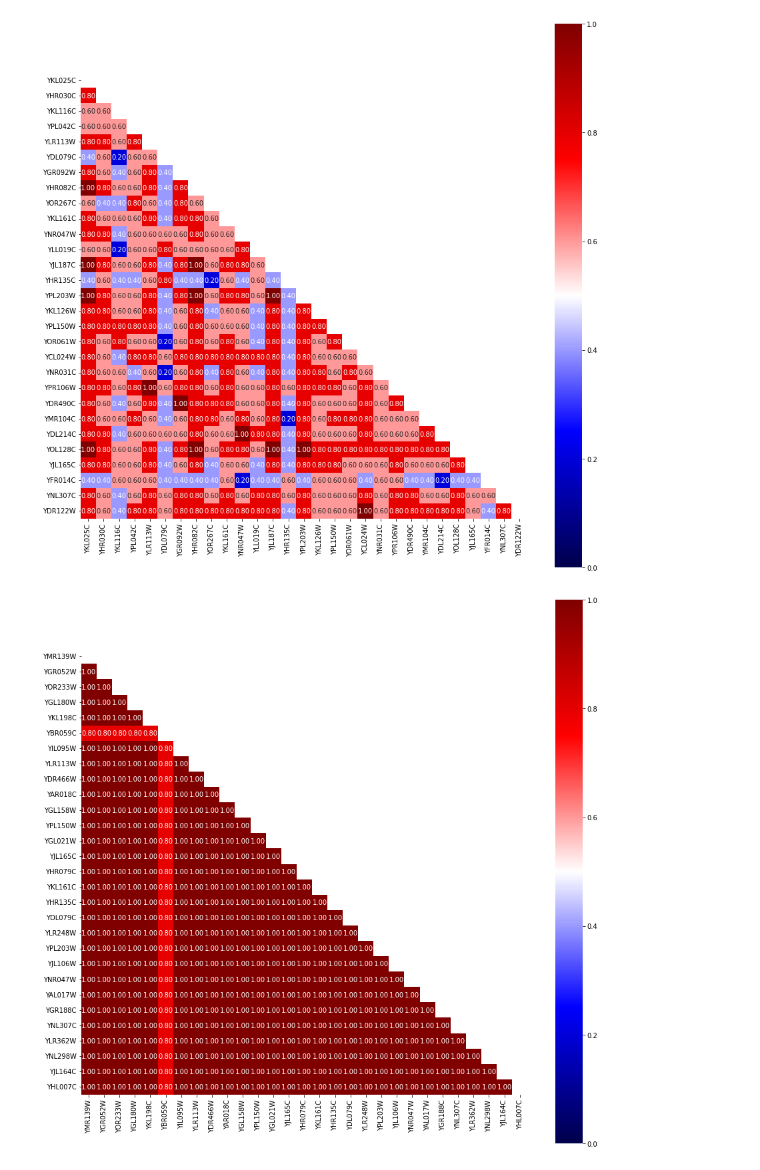
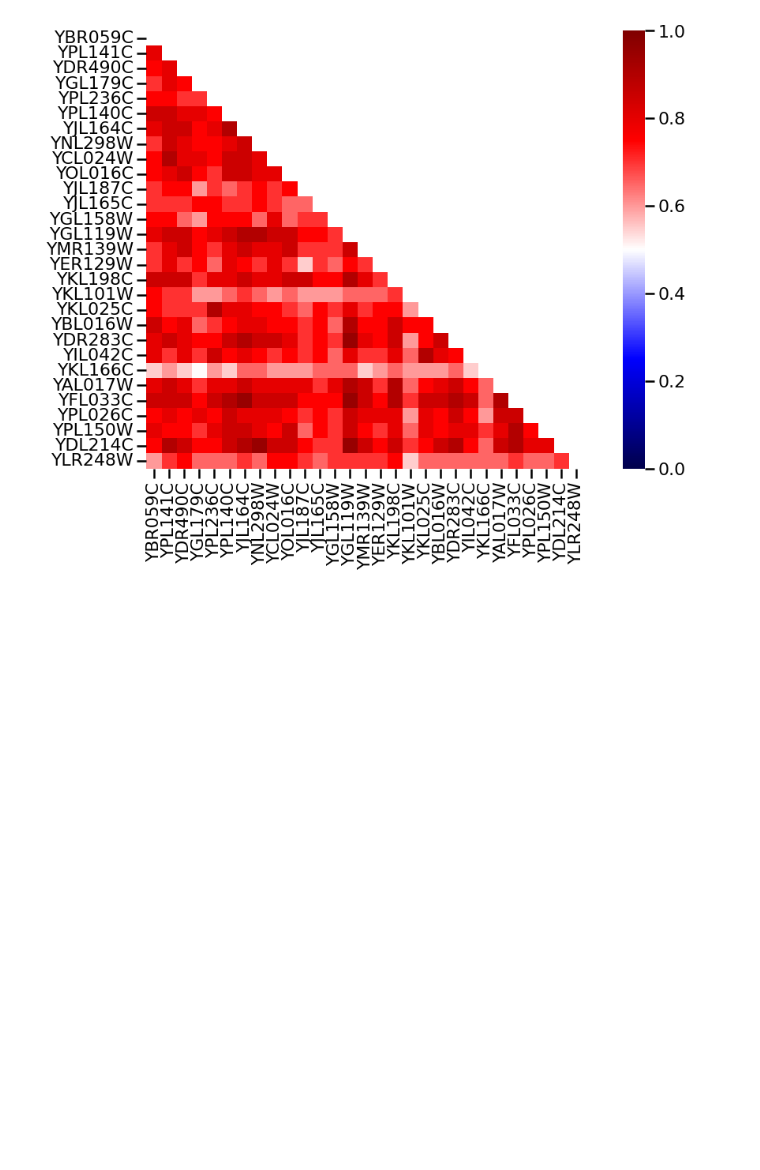
Before and after one commit to trdvangraft/thesis, a Jupyter notebook: metaengineering/experiments/paper_validation/explanation_analysis.ipynb, the cells around one changed output. Cells and saved outputs as stored; diff of their text form; code cells hidden in the pictures; blank space fills up the shorter version.

```diff
--- a/metaengineering/experiments/paper_validation/explanation_analysis.ipynb
+++ b/metaengineering/experiments/paper_validation/explanation_analysis.ipynb
@@ -19,3 +21,15 @@ from src.settings.strategy import Strategy
+# %%
+MODE = 'talk'
+FIGSIZE = (0, 0)
+DPI = 0
+
+# Paper dimensions
+
+# Presentation dimensions
+LABEL_SIZE_TALK = 16
+DPI_TALK = 96
+FIGSIZE_TALK = (13.33, 7.5)
+FONTSIZE_TALK = 18
 # %%
 def get_lime_df(tier: Tier, strategy: Strategy):
     paths = get_explanation_paths("lime", tier, strategy)
@@ -32,6 +78,7 @@ df.iloc[0]['exp_enzymes']
 # %%
 def count_overlap(enzymes_one: List, enzymes_two: List):
-    return len(set(enzymes_one[:5]) & set(enzymes_two[:5])) / len(enzymes_one[:5])
+    idx = 20
+    return len(set(enzymes_one[:idx]) & set(enzymes_two[:idx])) / len(enzymes_one[:idx])
 
 def kendalltau(enzymes_one: List, enzymes_two: List):
     from scipy.stats import kendalltau
@@ -68,25 +132,24 @@ def rank_correlation(_df: pd.DataFrame, agg_func: Callable):
 # %%
-# correlation_matrix, knockouts = rank_correlation_knockout(df, 'YCL024W', count_overlap)
-unique_metabolite_ids = df['metabolite_id'].unique()
-for unique_metabolite_id in unique_metabolite_ids:
-    correlation_matrix, knockouts = rank_correlation_metabolite_id(df, unique_metabolite_id, count_overlap)
-    fig, ax = plt.subplots(figsize=(15,15))
-    sns.heatmap(
-        correlation_matrix,
-        square=True,
-        annot=True,
-        fmt=".2f",
-        vmax=1,
-        vmin=0,
-        ax=ax,
-        xticklabels=knockouts,
-        yticklabels=knockouts,
-        cmap="seismic",
-        mask=np.triu(correlation_matrix),
-    )
-    plt.savefig(f"./{unique_metabolite_id}.png")
-# plt.tight_layout()
-# plt.savefig('colorlist.png')
+df = get_lime_df(tier=Tier.TIER0, strategy=Strategy.ALL)
+figure = set_context(MODE)
+ax = figure.add_subplot(1, 1, 1)
+unique_metabolite_id = 'pyr'
+correlation_matrix, knockouts = rank_correlation_metabolite_id(df, unique_metabolite_id, count_overlap)
+sns.heatmap(
+    correlation_matrix,
+    square=True,
+    # annot=True,
+    # fmt=".2f",
+    vmax=1,
+    vmin=0,
+    ax=ax,
+    xticklabels=knockouts,
+    yticklabels=knockouts,
+    cmap="seismic",
+    mask=np.triu(correlation_matrix),
+    # cbar=False,
+)
+plt.savefig(f"./{unique_metabolite_id}.png")
+save_fig(path=f'./images/{MODE}/explanation/', name="pyruvate_count_overlap")
 # %% [output]
-[figure, old version]
+[figure, new version]
-[figure, removed]
```
Also changed, not shown: parts of 12 cells of this notebook, 56 other files.
